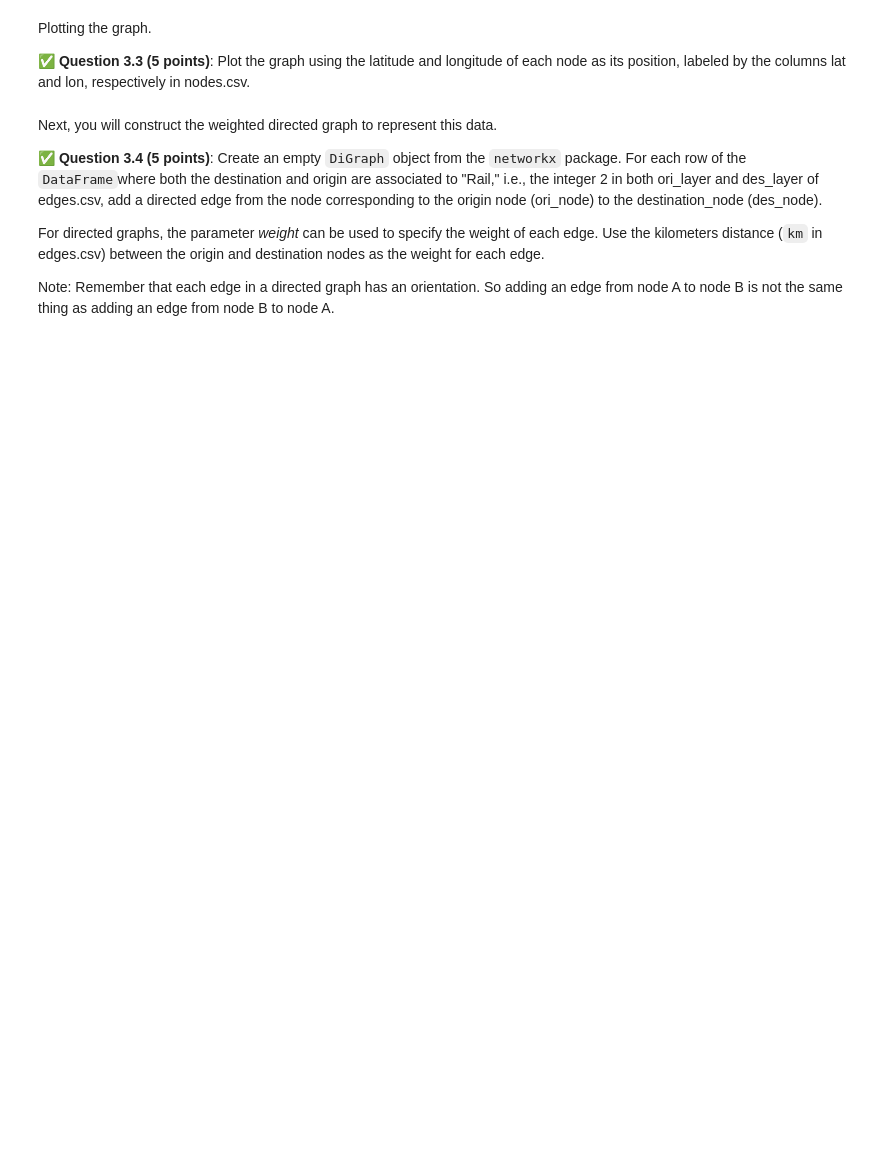
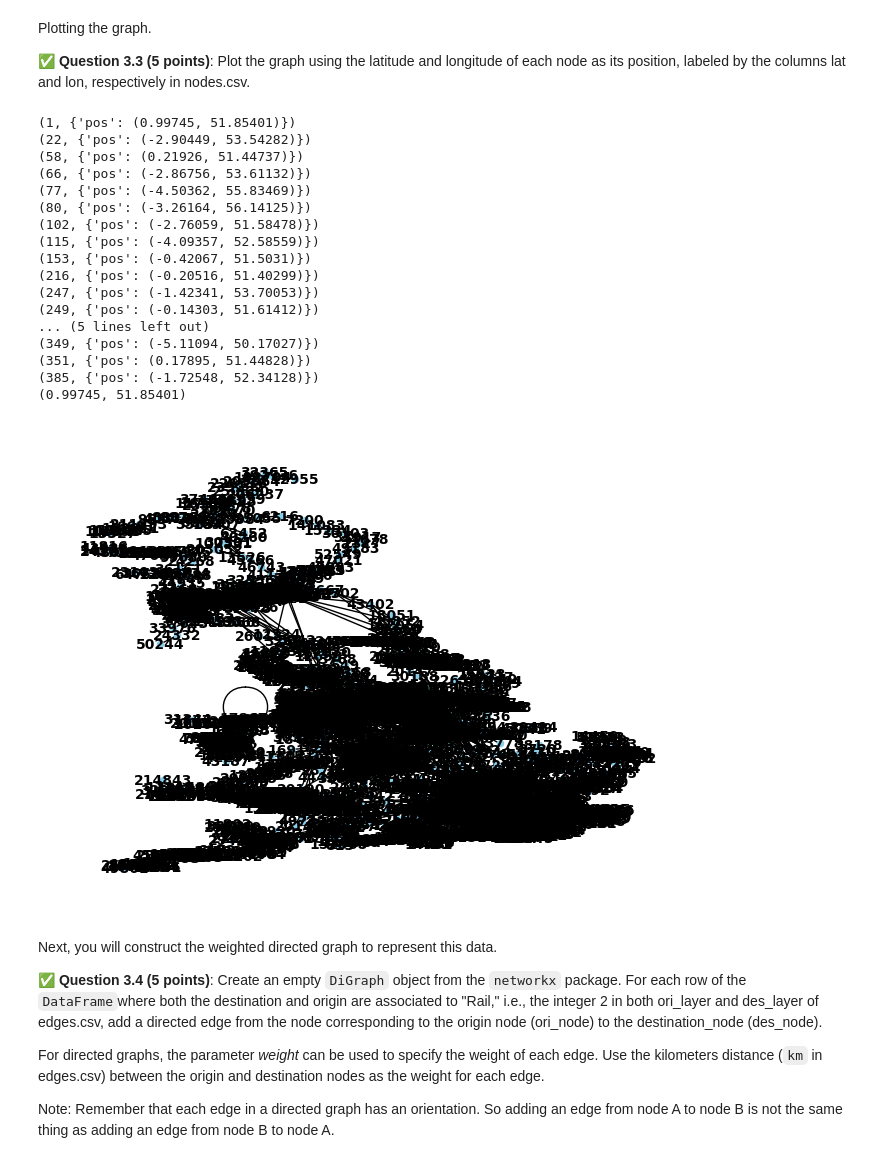
Before and after one commit to Corundum248/CMSE202-f24-turnin, a Jupyter notebook: hw-02/HW-02_ABMandGraphTheory-STUDENT.ipynb, the cells around one changed output. Drawn from its saved outputs; the diff is of its cells as text; code cells hidden in the pictures; blank space fills up the shorter version.

```diff
--- a/hw-02/HW-02_ABMandGraphTheory-STUDENT.ipynb
+++ b/hw-02/HW-02_ABMandGraphTheory-STUDENT.ipynb
@@ -561,3 +671,41 @@ Plotting the graph.
+# %%
+# Write your code here
+G_node = nx.Graph()
+for index, row in shaved_nodes.iterrows():        #add the edges between nodes
+    G_node.add_node(row['node'],pos=(row['lon'],row['lat']))
+for index, row in shaved_edges.iterrows():        #add the edges between nodes
+   G_node.add_edge(row['ori_node'], row['des_node']) #add connections between rows
+
+
+#------------------------Test to see if positions are there....
+nodes_at = list(G_node.nodes(data=True))
+lim = 0
+for edge in nodes_at:
+    if lim < 20:
+        print(edge)
+    lim = lim + 1
+
+pos = nx.get_node_attributes(G_node, 'pos')
+nx.draw(G_node, pos, with_labels=True, node_size=20, node_color='skyblue', font_size=10, font_color='black', font_weight='bold')
+# %% [output]
+(1, {'pos': (0.99745, 51.85401)})
+(22, {'pos': (-2.90449, 53.54282)})
+(58, {'pos': (0.21926, 51.44737)})
+(66, {'pos': (-2.86756, 53.61132)})
+(77, {'pos': (-4.50362, 55.83469)})
+(80, {'pos': (-3.26164, 56.14125)})
+(102, {'pos': (-2.76059, 51.58478)})
+(115, {'pos': (-4.09357, 52.58559)})
+(153, {'pos': (-0.42067, 51.5031)})
+(216, {'pos': (-0.20516, 51.40299)})
+(247, {'pos': (-1.42341, 53.70053)})
+(249, {'pos': (-0.14303, 51.61412)})
+... (5 lines left out)
+(349, {'pos': (-5.11094, 50.17027)})
+(351, {'pos': (0.17895, 51.44828)})
+(385, {'pos': (-1.72548, 52.34128)})
+(0.99745, 51.85401)
+[figure, added]
 # %% [markdown]
 Next, you will construct the weighted directed graph to represent this data.
 
```
Also changed, not shown: parts of 40 cells of this notebook.
